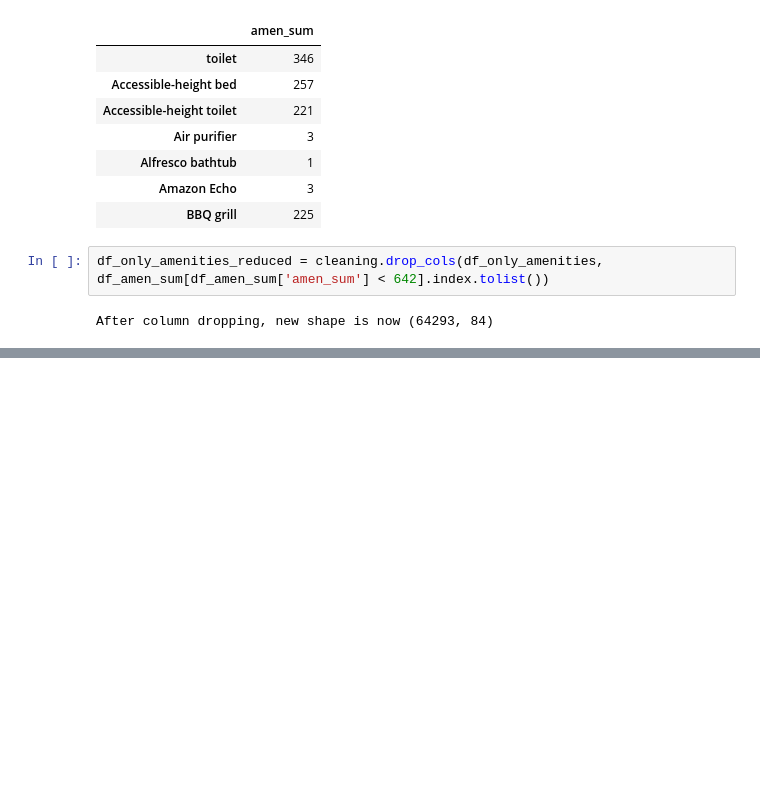
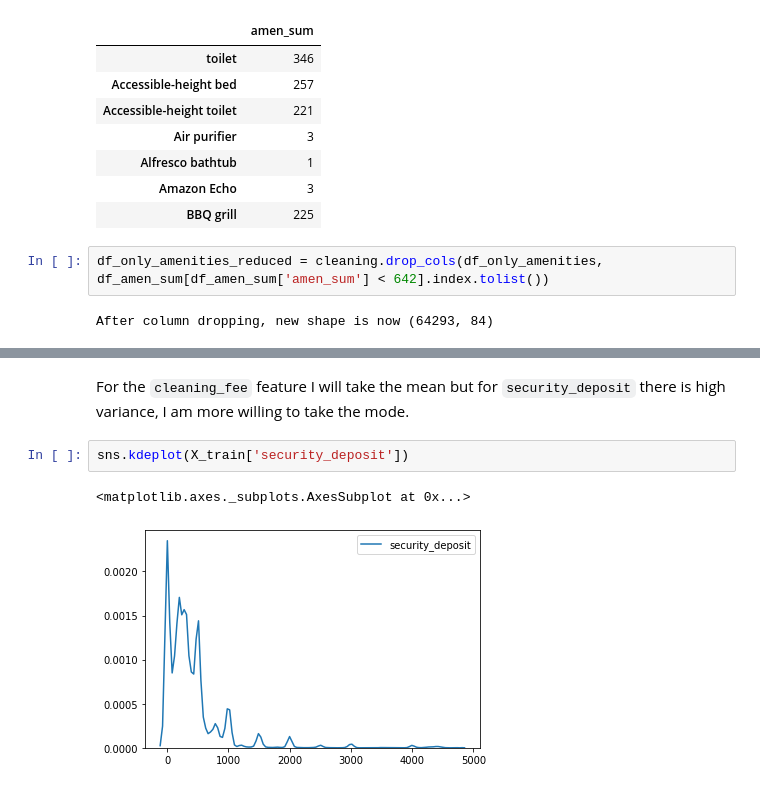
Before and after one commit to nidragedd/udadsnd-p4-airbnb_inside, a Jupyter notebook: notebook/3_Data_Preparation.ipynb, the cells around one changed output, grey strips where cells are left out. Cells and saved outputs as stored; diff of their text form; blank space fills up the shorter version.

```diff
--- a/notebook/3_Data_Preparation.ipynb
+++ b/notebook/3_Data_Preparation.ipynb
@@ -288,0 +354,7 @@ Length: 155, dtype: bool
+# %% [markdown]
+For the `cleaning_fee` feature I will take the mean but for `security_deposit` there is high variance, I am more willing to take the mode.
+# %%
+sns.kdeplot(X_train['security_deposit'])
+# %% [output]
+<matplotlib.axes._subplots.AxesSubplot at 0x...>
+[figure, added]
```
Also changed, not shown: parts of 46 cells of this notebook, 7 other files.
